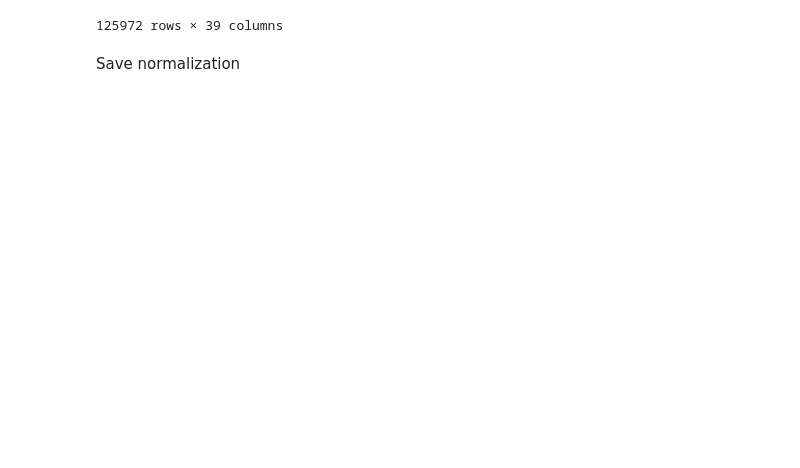
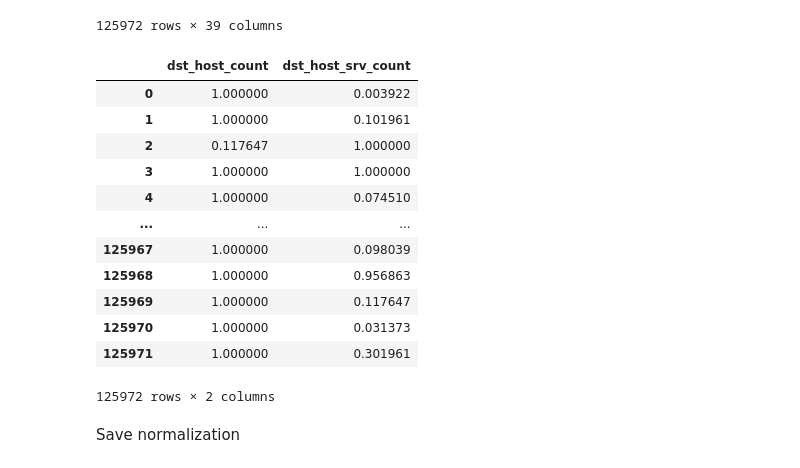
Before and after one commit to roguetech/ML-NIDS, a Jupyter notebook: Network_Instrusion_detection.ipynb, the cells around one changed output. Saved outputs shown, nothing was run; the diff lists cells and outputs as text; code cells hidden in the pictures; blank space fills up the shorter version.

```diff
--- a/Network_Instrusion_detection.ipynb
+++ b/Network_Instrusion_detection.ipynb
@@ -220,6 +221,22 @@ pd.DataFrame(scaled, columns=numeric_features_columns)
 | 125970 | 0.000000 | 0.000000e+00 | 0.000000e+00 | 0.0 | 0.0 | 0.0 | 0.0 | 0.0 | ... |
 | 125971 | 0.000000 | 1.094232e-07 | 0.000000e+00 | 0.0 | 0.0 | 0.0 | 0.0 | 0.0 | ... |
 125972 rows × 39 columns
+# %%
+numeric_features.iloc[:,[28,29]]
+# %% [output]
+|  | dst_host_count | dst_host_srv_count |
+| 0 | 1.000000 | 0.003922 |
+| 1 | 1.000000 | 0.101961 |
+| 2 | 0.117647 | 1.000000 |
+| 3 | 1.000000 | 1.000000 |
+| 4 | 1.000000 | 0.074510 |
+| ... | ... | ... |
+| 125967 | 1.000000 | 0.098039 |
+| 125968 | 1.000000 | 0.956863 |
+| 125969 | 1.000000 | 0.117647 |
+| 125970 | 1.000000 | 0.031373 |
+| 125971 | 1.000000 | 0.301961 |
+125972 rows × 2 columns
 # %% [markdown]
 Save normalization
 # %%
```
Also changed, not shown: parts of 20 cells of this notebook.
